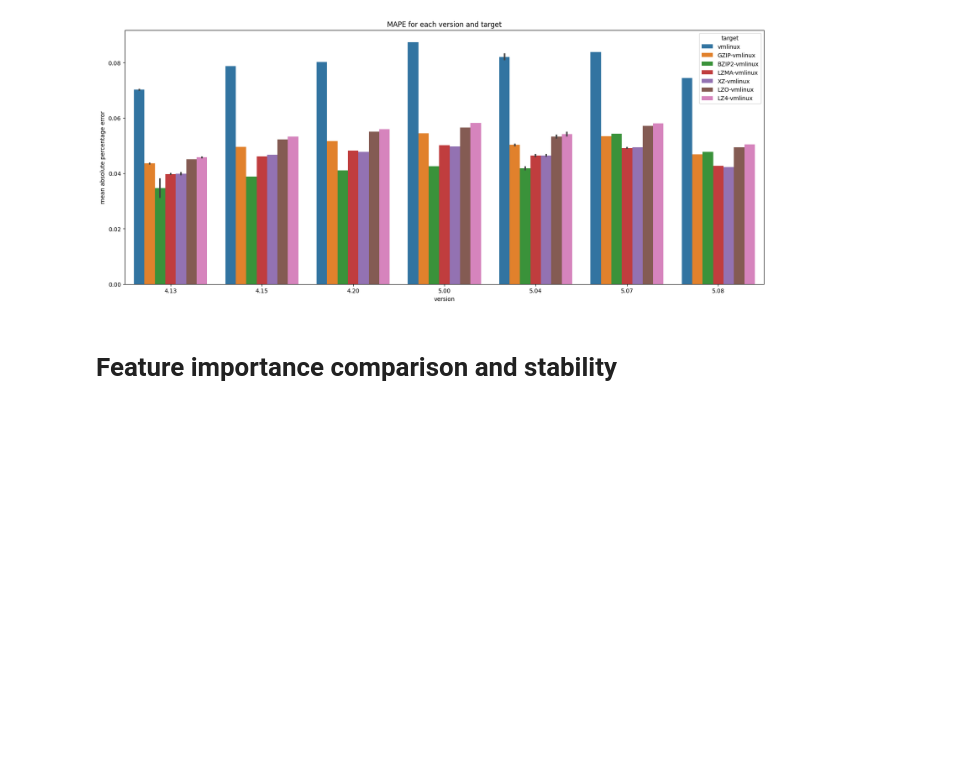
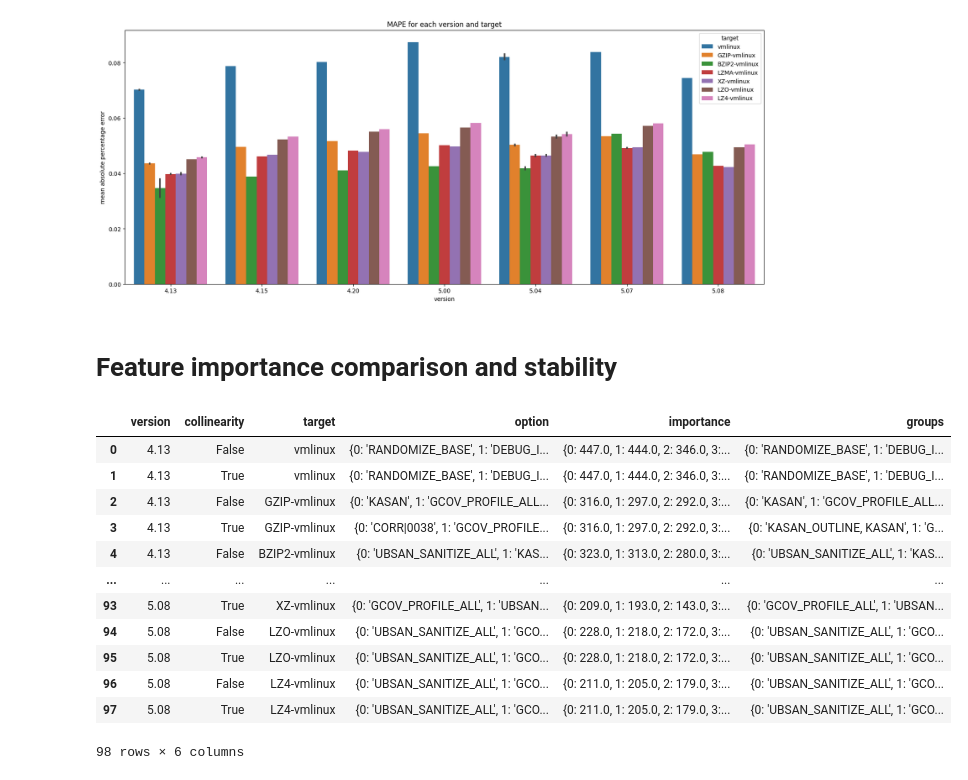
Before and after one commit to TuxML/tuxai, a Jupyter notebook: notebooks/2022_12_13.ipynb, the cells around one changed output. Saved outputs shown, nothing was run; the diff lists cells and outputs as text; code cells hidden in the pictures; blank space fills up the shorter version.

Commit message:
report loop refactoring + feature importance on full config space

```diff
--- a/notebooks/2022_12_13.ipynb
+++ b/notebooks/2022_12_13.ipynb
@@ -18,7 +18,14 @@ config_logger()
 # %% [markdown]
 # MAPE for each version and target
 # %%
-report = Report()
-df = report.xgboost_model()
+from tuxai.misc import cache
+c = cache()
+key = "xgboost_model_2022_12_13"
+if key in c:
+    df = c[key]
+else:
+    report = Report()
+    df = report.xgboost_model()
+    c[key] = df
 df
 # %% [output]
@@ -65,3 +59,28 @@ sns.barplot(data=df, x="version", y="mean absolute percentage error", hue="targe
 [figure]
 # %% [markdown]
 # Feature importance comparison and stability
+# %%
+from tuxai.misc import cache
+c = cache()
+key = "feature_importance_2022_12_13"
+if key in c:
+    df = c[key]
+else:
+    report = Report()
+    df = report.feature_importance()
+    c[key] = df
+df
+# %% [output]
+|  | version | collinearity | target | option | importance | groups |
+| 0 | 4.13 | False | vmlinux | {0: 'RANDOMIZE_BASE', 1: 'DEBUG_I... | {0: 447.0, 1: 444.0, 2: 346.0, 3:... | {0: 'RANDOMIZE_BASE', 1: 'DEBUG_I... |
+| 1 | 4.13 | True | vmlinux | {0: 'RANDOMIZE_BASE', 1: 'DEBUG_I... | {0: 447.0, 1: 444.0, 2: 346.0, 3:... | {0: 'RANDOMIZE_BASE', 1: 'DEBUG_I... |
+| 2 | 4.13 | False | GZIP-vmlinux | {0: 'KASAN', 1: 'GCOV_PROFILE_ALL... | {0: 316.0, 1: 297.0, 2: 292.0, 3:... | {0: 'KASAN', 1: 'GCOV_PROFILE_ALL... |
+| 3 | 4.13 | True | GZIP-vmlinux | {0: 'CORR|0038', 1: 'GCOV_PROFILE... | {0: 316.0, 1: 297.0, 2: 292.0, 3:... | {0: 'KASAN_OUTLINE, KASAN', 1: 'G... |
+| 4 | 4.13 | False | BZIP2-vmlinux | {0: 'UBSAN_SANITIZE_ALL', 1: 'KAS... | {0: 323.0, 1: 313.0, 2: 280.0, 3:... | {0: 'UBSAN_SANITIZE_ALL', 1: 'KAS... |
+| ... | ... | ... | ... | ... | ... | ... |
+| 93 | 5.08 | True | XZ-vmlinux | {0: 'GCOV_PROFILE_ALL', 1: 'UBSAN... | {0: 209.0, 1: 193.0, 2: 143.0, 3:... | {0: 'GCOV_PROFILE_ALL', 1: 'UBSAN... |
+| 94 | 5.08 | False | LZO-vmlinux | {0: 'UBSAN_SANITIZE_ALL', 1: 'GCO... | {0: 228.0, 1: 218.0, 2: 172.0, 3:... | {0: 'UBSAN_SANITIZE_ALL', 1: 'GCO... |
+| 95 | 5.08 | True | LZO-vmlinux | {0: 'UBSAN_SANITIZE_ALL', 1: 'GCO... | {0: 228.0, 1: 218.0, 2: 172.0, 3:... | {0: 'UBSAN_SANITIZE_ALL', 1: 'GCO... |
+| 96 | 5.08 | False | LZ4-vmlinux | {0: 'UBSAN_SANITIZE_ALL', 1: 'GCO... | {0: 211.0, 1: 205.0, 2: 179.0, 3:... | {0: 'UBSAN_SANITIZE_ALL', 1: 'GCO... |
+| 97 | 5.08 | True | LZ4-vmlinux | {0: 'UBSAN_SANITIZE_ALL', 1: 'GCO... | {0: 211.0, 1: 205.0, 2: 179.0, 3:... | {0: 'UBSAN_SANITIZE_ALL', 1: 'GCO... |
+98 rows × 6 columns
```
Also changed, not shown: parts of 1 cell of this notebook, 2 other files.
